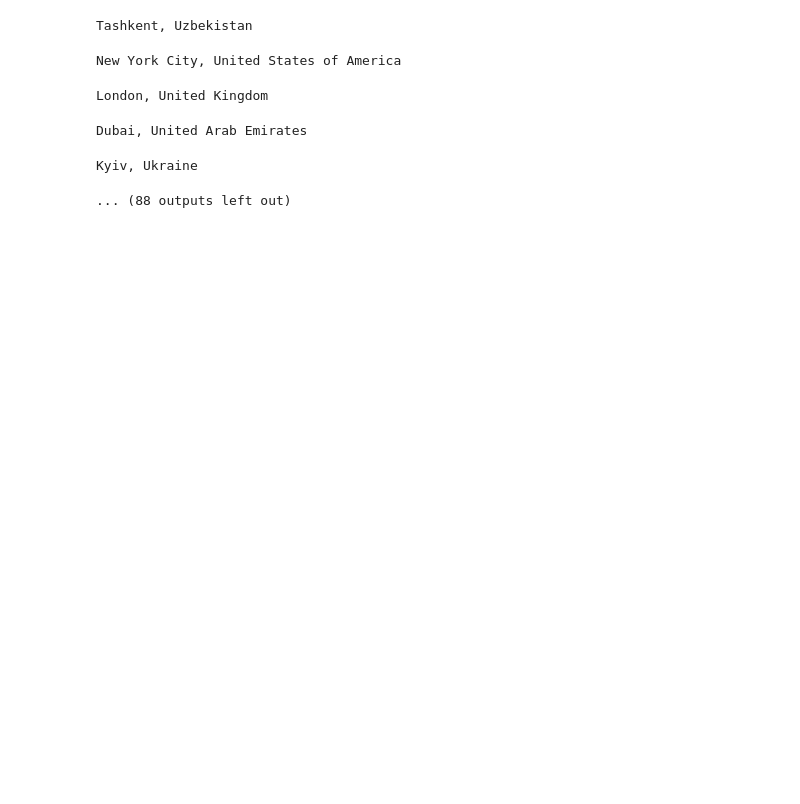
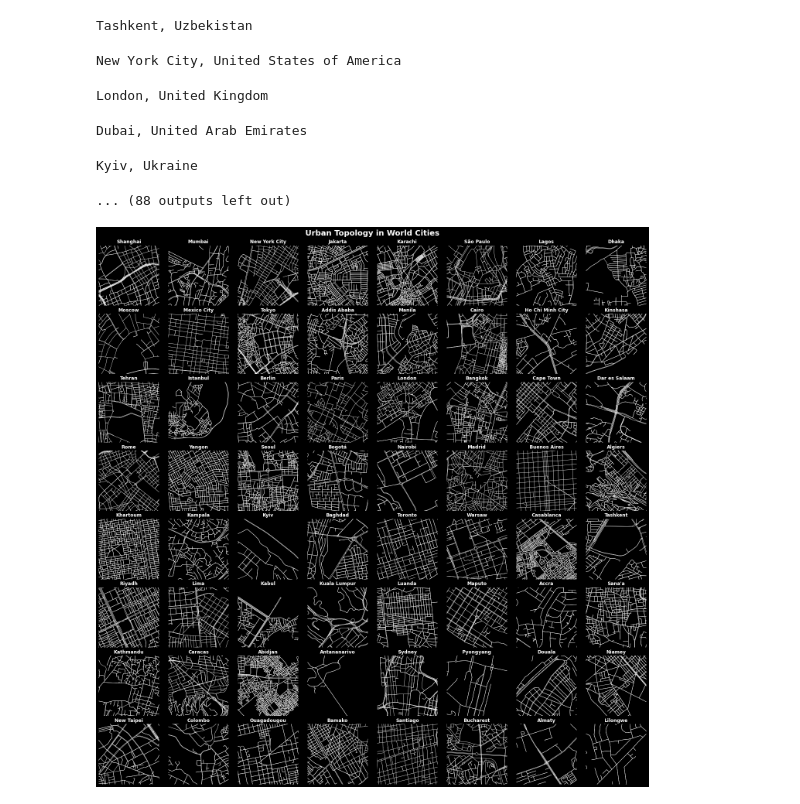
Before and after one commit to asrenninger/morphometry, a Jupyter notebook: python/cities.ipynb, the cells around one changed output. Cells and saved outputs as stored; diff of their text form; code cells hidden in the pictures; blank space fills up the shorter version.

Commit message:
city script

```diff
--- a/python/cities.ipynb
+++ b/python/cities.ipynb
@@ -51,6 +51,7 @@ populations = populations[0]
 populations = populations.iloc[1:, 0:4]
 
 populations.columns = ['rank', 'country', 'region', 'population']
+populations['country'] = populations.country.str.replace("DR ", "")
 # %%
 populations.head()
 # %% [output]
@@ -75,6 +76,7 @@ cities['city'] = [i[0] for i in cities.location.str.split(", ")]
 cities['country'] = cities.country.str.replace(" of America", "")
 cities['country'] = cities.country.str.replace("Democratic Republic of the ", "")
 cities['country'] = cities.country.str.replace("Côte d'Ivoire", "Ivory Coast")
+cities['country'] = cities.country.str.replace("DR Congo", "Congo")
 # %%
 cities.head()
 # %% [output]
@@ -138,3 +140,40 @@ London, United Kingdom
 Dubai, United Arab Emirates
 Kyiv, Ukraine
 ... (88 outputs left out)
+# %%
+top['city'] = top.city.str.replace("Metro ", "")
+# %%
+fig, axs = plt.subplots(8, 8, figsize=(20, 20),
+                        facecolor='k',
+                        constrained_layout=True,
+                        subplot_kw=dict(aspect='equal'))
+
+axs = axs.ravel()
+
+for i in np.arange(0, 64):
+
+    country = populations.iloc[i]
+    city = top[top.country==country.country]
+
+    node = nodes[nodes['city']==city.iloc[0]['location']]
+    edge = edges[edges['city']==city.iloc[0]['location']]
+
+    edge.plot(ax=axs[i], color='w', lw=0.75)
+
+    bbox = ox.utils_geo.bbox_from_point((city.iloc[0]['lat'], city.iloc[0]['lon']), 800, project_utm=False)
+
+    title = city.city.iloc[0]
+    title, *_ = title.split(", ")
+
+    north, south, east, west = bbox
+    axs[i].set_ylim((south, north))
+    axs[i].set_xlim((west, east))
+    axs[i].set_title(title, color='w', weight='bold')
+
+    axs[i].margins(0)
+    axs[i].axis('off')
+
+fig.suptitle('Urban Topology in World Cities', color='w', size=20, weight='bold')
+fig.savefig('urban-topology.png', facecolor=fig.get_facecolor(), dpi=120, bbox_inches='tight')
+# %% [output]
+[figure, added]
```
Also changed, not shown: parts of 1 cell of this notebook.
